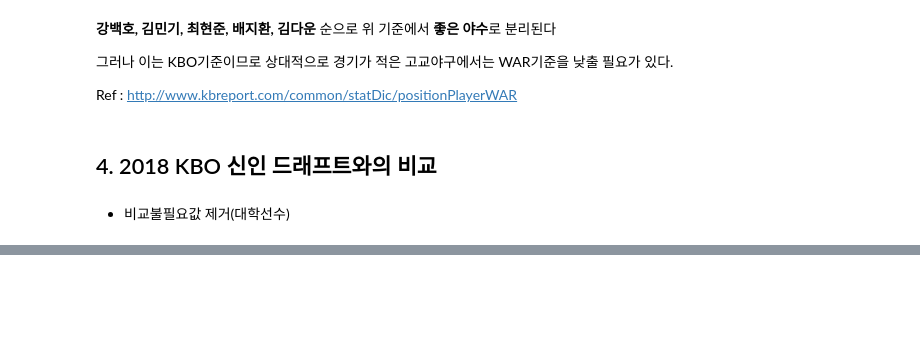
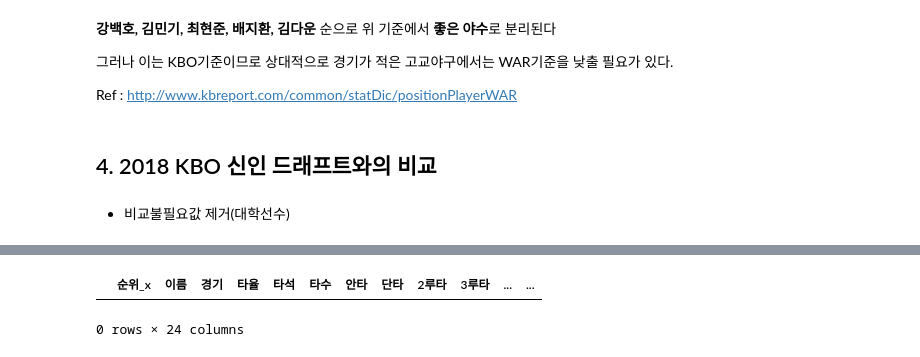
Before and after one commit to hakkoma/KBO_Mock_Draft_Simulator, a Jupyter notebook: mock_draft.ipynb, the cells around one changed output, grey strips where cells are left out. Saved outputs shown, nothing was run; the diff lists cells and outputs as text; code cells hidden in the pictures; blank space fills up the shorter version.

```diff
--- a/mock_draft.ipynb
+++ b/mock_draft.ipynb
@@ -340,0 +322,6 @@ df_pc
+# %%
+new = pd.merge(hitter,df_ht, on='이름')
+new.head()
+# %% [output]
+|  | 순위_x | 이름 | 경기 | 타율 | 타석 | 타수 | 안타 | 단타 | 2루타 | 3루타 | ... | ... |
+0 rows × 24 columns
```
Also changed, not shown: parts of 1 cell of this notebook.
